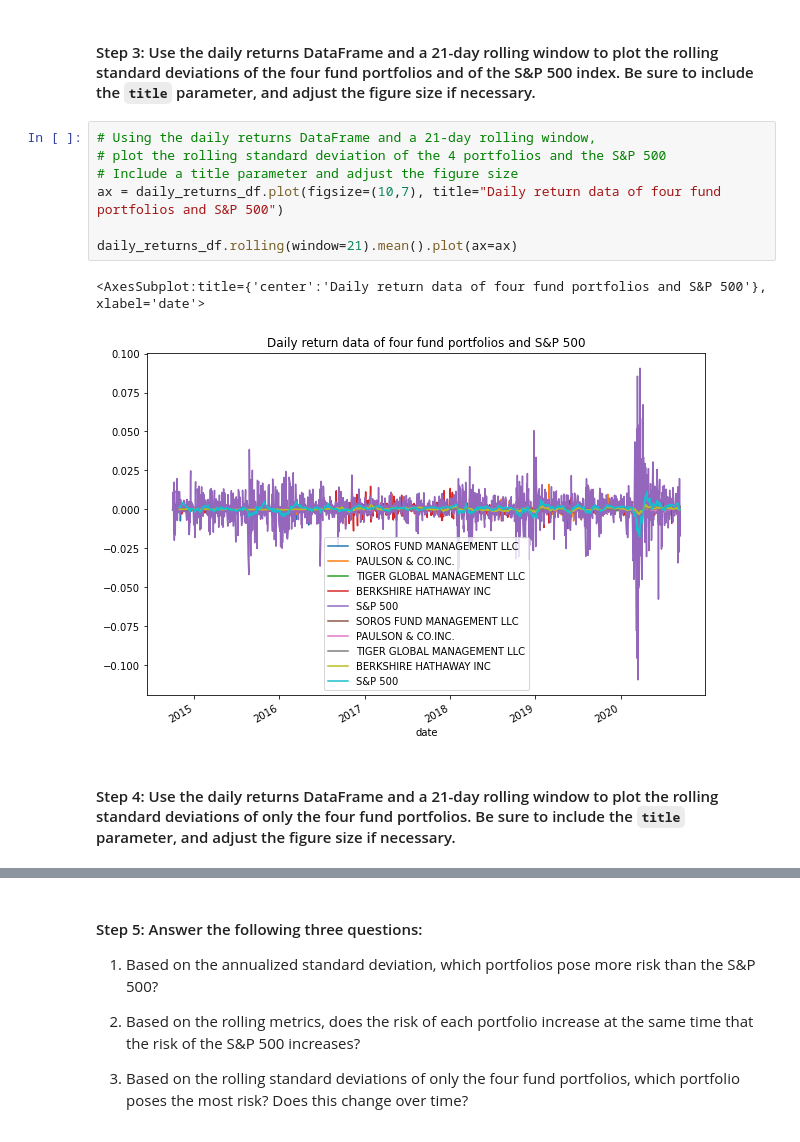
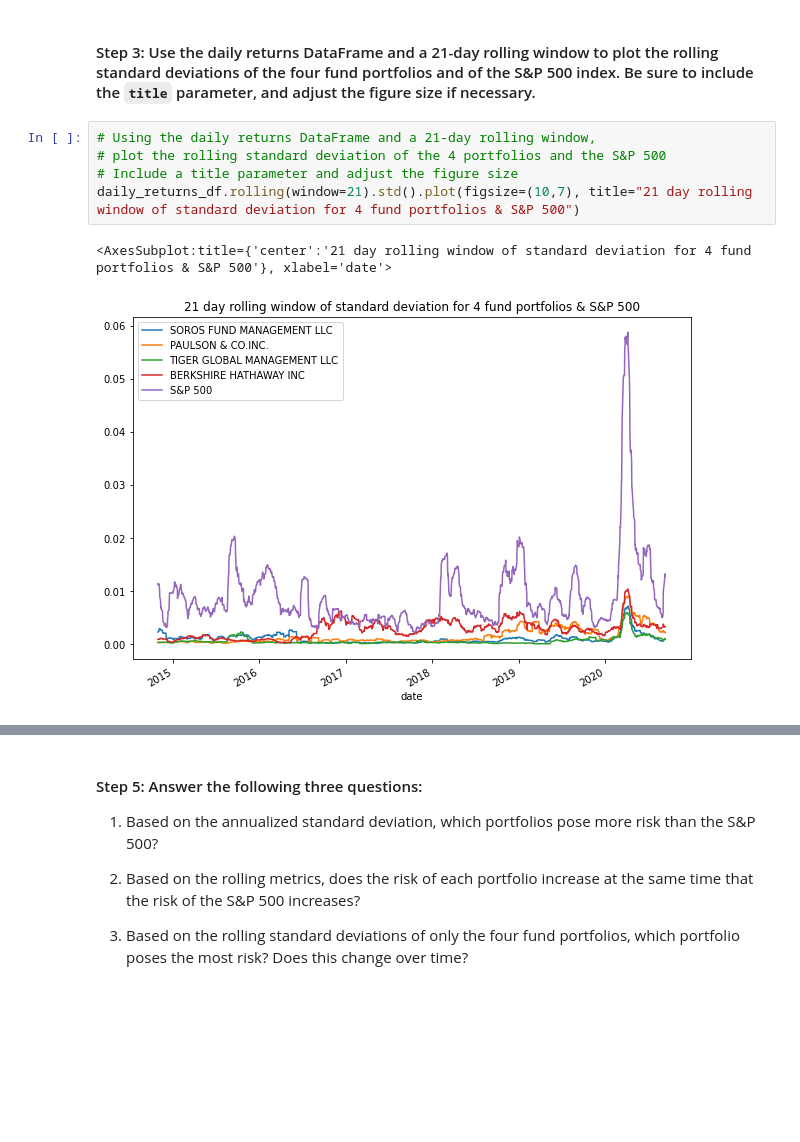
Before and after one commit to Anu86/risk_analysis, a Jupyter notebook: risk_return_analysis.ipynb, the cells around one changed output, grey strips where cells are left out. Saved outputs shown, nothing was run; the diff lists cells and outputs as text; blank space fills up the shorter version.

Commit message:
Fixing std deviation & covariance

```diff
--- a/risk_return_analysis.ipynb
+++ b/risk_return_analysis.ipynb
@@ -264,15 +266,11 @@ dtype: float64
 # %%
 # Using the daily returns DataFrame and a 21-day rolling window,
 # plot the rolling standard deviation of the 4 portfolios and the S&P 500
 # Include a title parameter and adjust the figure size
-ax = daily_returns_df.plot(figsize=(10,7), title="Daily return data of four fund portfolios and S&P 500")
-
-daily_returns_df.rolling(window=21).mean().plot(ax=ax)
+daily_returns_df.rolling(window=21).std().plot(figsize=(10,7), title="21 day rolling window of standard deviation for 4 fund portfolios & S&P 500")
 # %% [output]
-<AxesSubplot:title={'center':'Daily return data of four fund portfolios and S&P 500'}, xlabel='date'>
+<AxesSubplot:title={'center':'21 day rolling window of standard deviation for 4 fund portfolios & S&P 500'}, xlabel='date'>
-[figure, old version]
+[figure, new version]
-# %% [markdown]
-#### Step 4: Use the daily returns DataFrame and a 21-day rolling window to plot the rolling standard deviations of only the four fund portfolios. Be sure to include the `title` parameter, and adjust the figure size if necessary.
 # %%
 # Using the daily return data and a 21-day rolling window, plot the rolling standard deviation of just the 4 portfolios.
 # Include a title parameter and adjust the figure size
```
Also changed, not shown: parts of 22 cells of this notebook.
